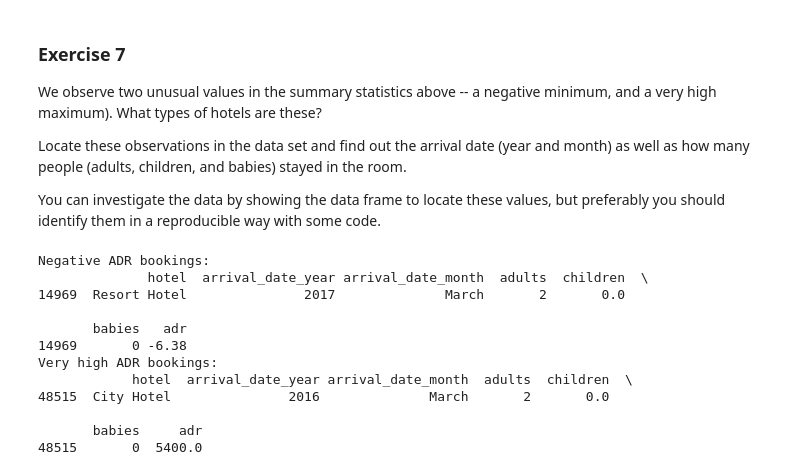
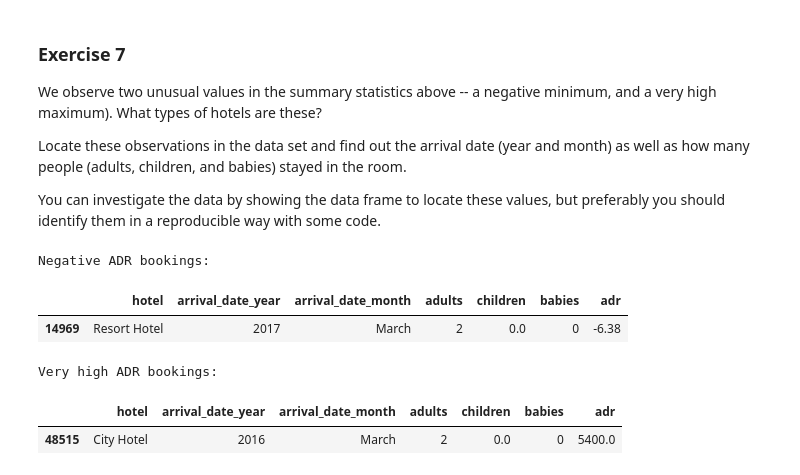
Before and after one commit to NateMiller72/Data101_files, a Jupyter notebook: Day6/Day6-HW.ipynb, the cells around one changed output. Drawn from its saved outputs; the diff is of its cells as text; code cells hidden in the pictures.

```diff
--- a/Day6/Day6-HW.ipynb
+++ b/Day6/Day6-HW.ipynb
@@ -421,24 +421,19 @@ Locate these observations in the data set and find out the arrival date (year an
 You can investigate the data by showing the data frame to locate these values, but preferably you should identify them in a reproducible way with some code.
 # %%
 # Negative ADR
-negative_adr = DF_raw_hotels[DF_raw_hotels['adr'] < 0][['hotel','arrival_date_year','arrival_date_month','adults','children','babies','adr']]
+DF_negative_adr = DF_raw_hotels[DF_raw_hotels['adr'] < 0][['hotel','arrival_date_year','arrival_date_month','adults','children','babies','adr']]
 print("Negative ADR bookings:")
-print(negative_adr)
-
-# Very high ADR
-high_adr = DF_raw_hotels[DF_raw_hotels['adr'] > 1000][['hotel','arrival_date_year','arrival_date_month','adults','children','babies','adr']]
-print("Very high ADR bookings:")
-print(high_adr)
+DF_negative_adr
 # %% [output]
 Negative ADR bookings:
-              hotel  arrival_date_year arrival_date_month  adults  children  \
-14969  Resort Hotel               2017              March       2       0.0
-
-       babies   adr
-14969       0 -6.38
-Very high ADR bookings:
-            hotel  arrival_date_year arrival_date_month  adults  children  \
-48515  City Hotel               2016              March       2       0.0
-
-       babies     adr
-48515       0  5400.0
+|  | hotel | arrival_date_year | arrival_date_month | adults | children | babies | adr |
+| 14969 | Resort Hotel | 2017 | March | 2 | 0.0 | 0 | -6.38 |
+# %%
+# Very high ADR
+DF_high_adr = DF_raw_hotels[DF_raw_hotels['adr'] > 1000][['hotel','arrival_date_year','arrival_date_month','adults','children','babies','adr']]
+print("Very high ADR bookings:")
+DF_high_adr
+# %% [output]
+Very high ADR bookings:
+|  | hotel | arrival_date_year | arrival_date_month | adults | children | babies | adr |
+| 48515 | City Hotel | 2016 | March | 2 | 0.0 | 0 | 5400.0 |
```
Also changed, not shown: parts of 1 cell of this notebook.
